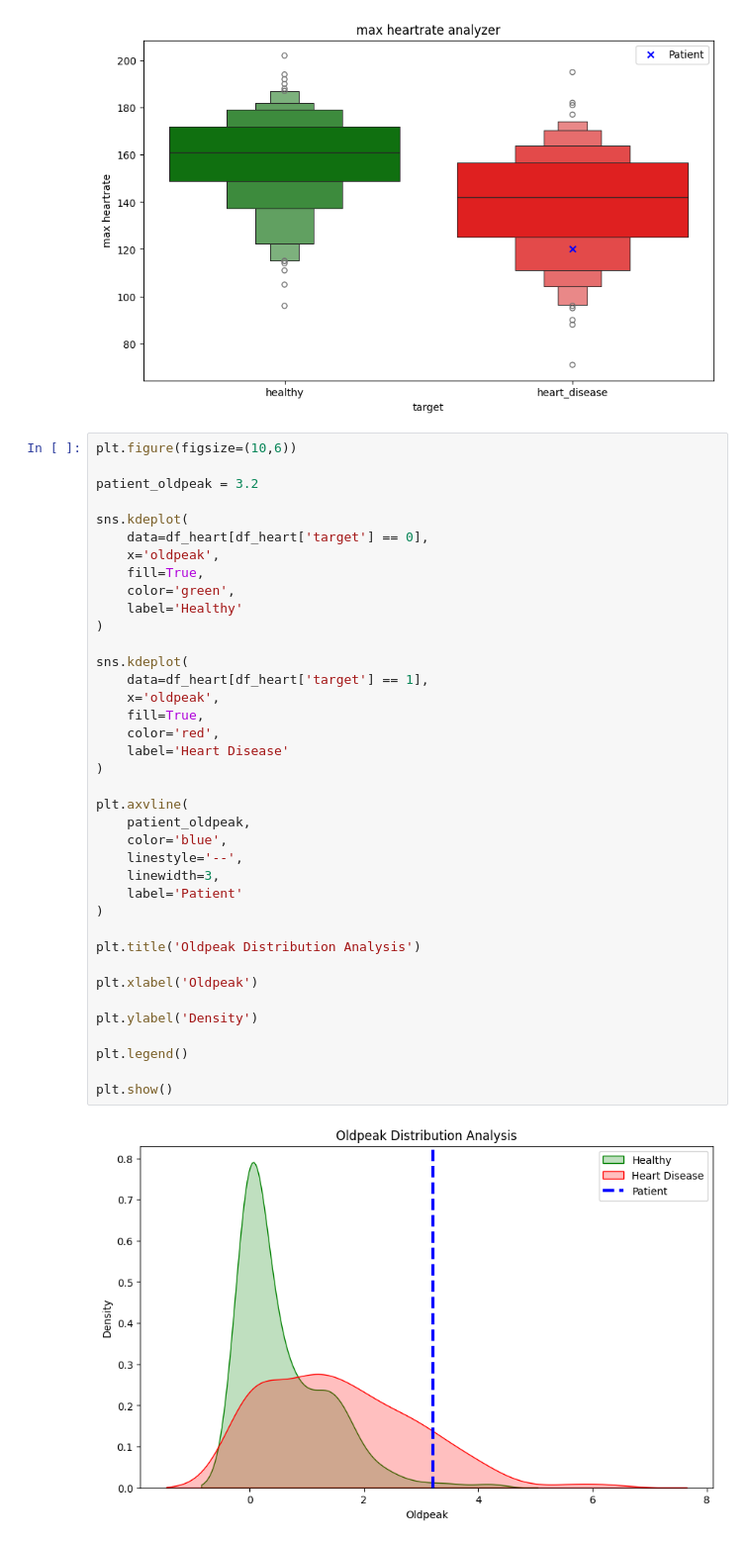
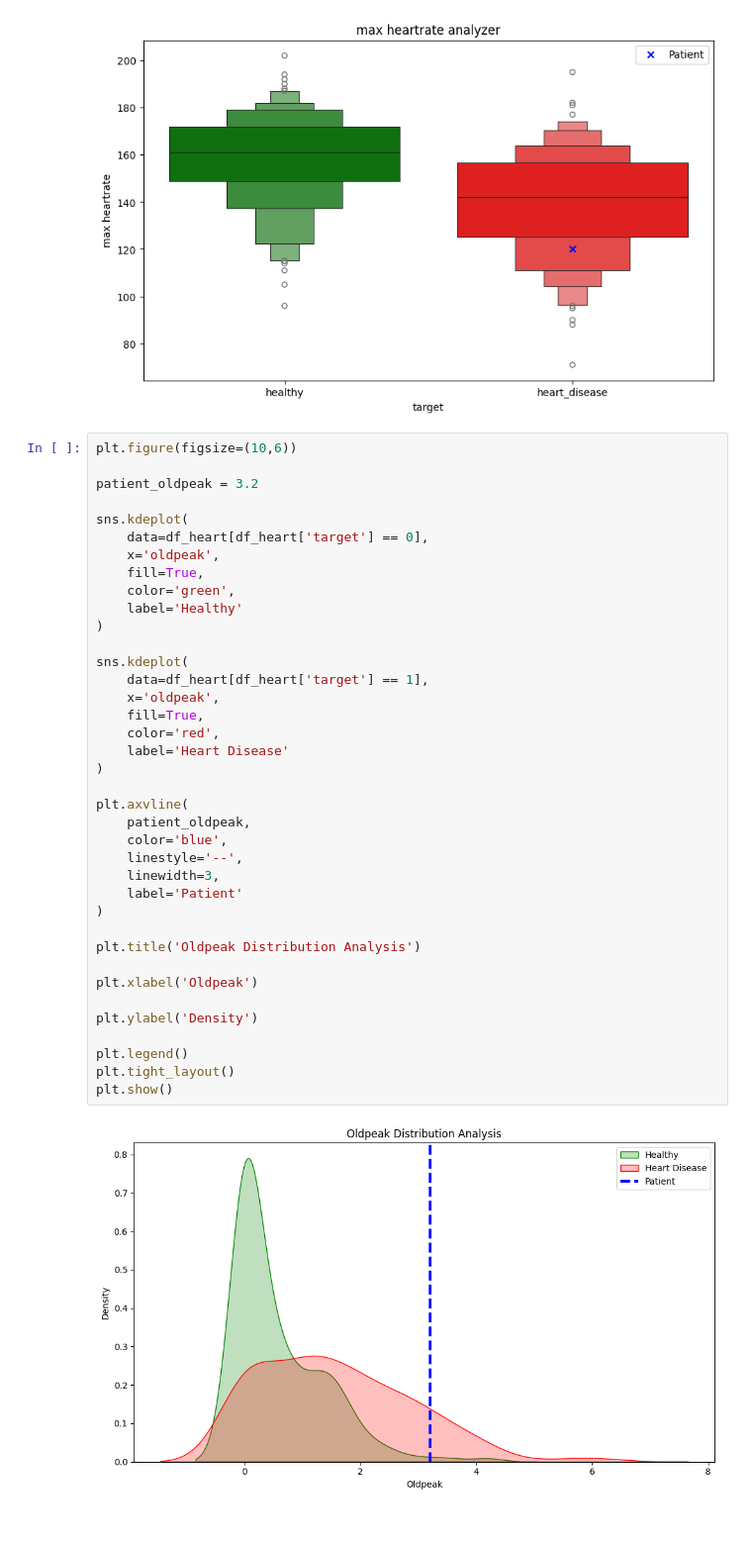
Before and after one commit to TheOnlySG/medical-classification-ml, a Jupyter notebook: notebooks/eda_heart.ipynb, the cells around one changed output. Shown at 99% size. Cells and saved outputs as stored; diff of their text form.

```diff
--- a/notebooks/eda_heart.ipynb
+++ b/notebooks/eda_heart.ipynb
@@ -431,32 +410,32 @@ sns.kdeplot(
     fill=True,
     color='green',
     label='Healthy'
 )
 
 sns.kdeplot(
     data=df_heart[df_heart['target'] == 1],
     x='oldpeak',
     fill=True,
     color='red',
     label='Heart Disease'
 )
 
 plt.axvline(
     patient_oldpeak,
     color='blue',
     linestyle='--',
     linewidth=3,
     label='Patient'
 )
 
 plt.title('Oldpeak Distribution Analysis')
 
 plt.xlabel('Oldpeak')
 
 plt.ylabel('Density')
 
 plt.legend()
-
+plt.tight_layout()
 plt.show()
 # %% [output]
-[figure, old version]
+[figure, new version]
```
Also changed, not shown: parts of 8 cells of this notebook, 6 other files.
